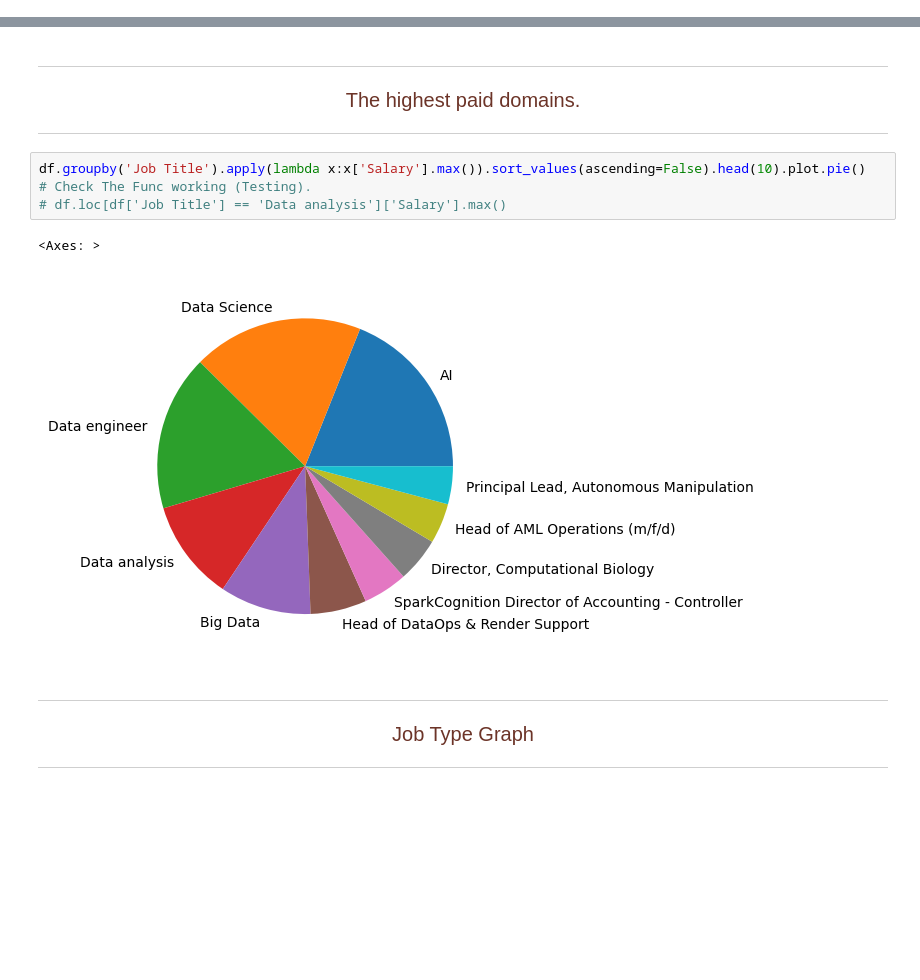
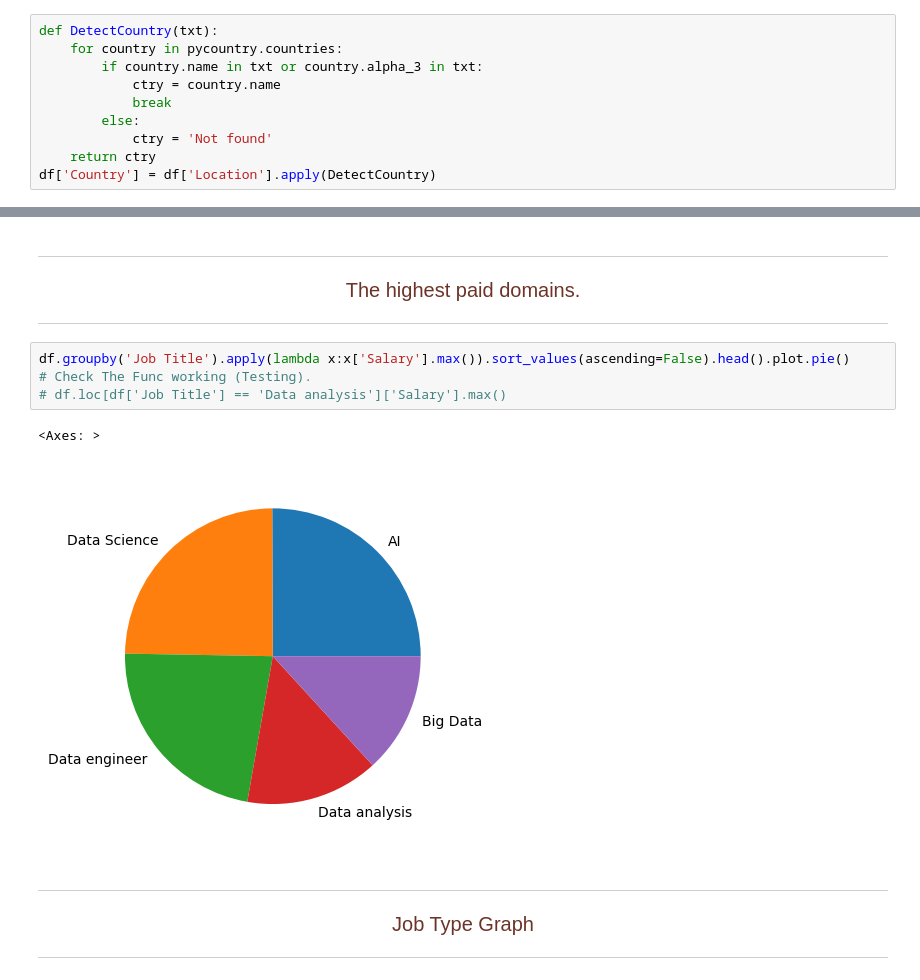
Before and after one commit to yassinessadi/data-engineer-youcode, a Jupyter notebook: Brief_github_job_opportunities/job_opportunities_data.ipynb, the cells around one changed output, grey strips where cells are left out. Drawn from its saved outputs; the diff is of its cells as text; blank space fills up the shorter version.

```diff
--- a/Brief_github_job_opportunities/job_opportunities_data.ipynb
+++ b/Brief_github_job_opportunities/job_opportunities_data.ipynb
@@ -169,0 +174,10 @@ df['Job Title'] = df['Job Title'].apply(find_job_title)
+# %%
+def DetectCountry(txt):
+    for country in pycountry.countries:
+        if country.name in txt or country.alpha_3 in txt:
+            ctry = country.name
+            break
+        else:
+            ctry = 'Not found'
+    return ctry
+df['Country'] = df['Location'].apply(DetectCountry)
@@ -189,12 +221,12 @@ df['Job Title'].value_counts().sort_values(ascending=False).head().plot(kind = '
 <p style='color:#6C3428;font-size:20px;text-align:center;'>The highest paid domains.</p>
 <hr style='color:#BA704F;'>
 # %%
-df.groupby('Job Title').apply(lambda x:x['Salary'].max()).sort_values(ascending=False).head(10).plot.pie()
+df.groupby('Job Title').apply(lambda x:x['Salary'].max()).sort_values(ascending=False).head().plot.pie()
 # Check The Func working (Testing).
 # df.loc[df['Job Title'] == 'Data analysis']['Salary'].max()
 # %% [output]
 <Axes: >
-[figure, old version]
+[figure, new version]
 # %% [markdown]
 <hr style='color:#BA704F;'>
 <p style='color:#6C3428;font-size:20px;text-align:center;'>Job Type Graph</p>
```
Also changed, not shown: parts of 10 cells of this notebook.
